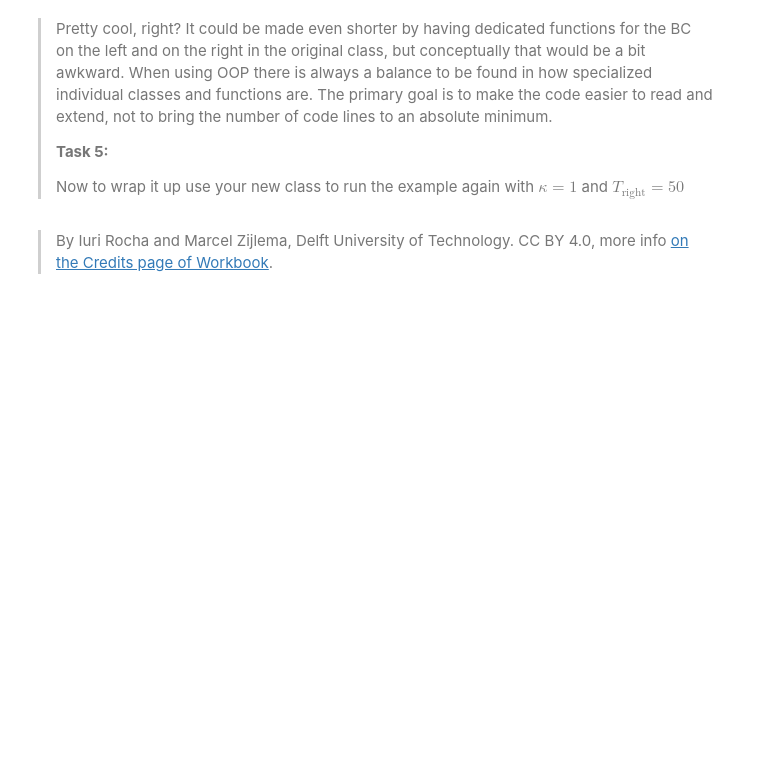
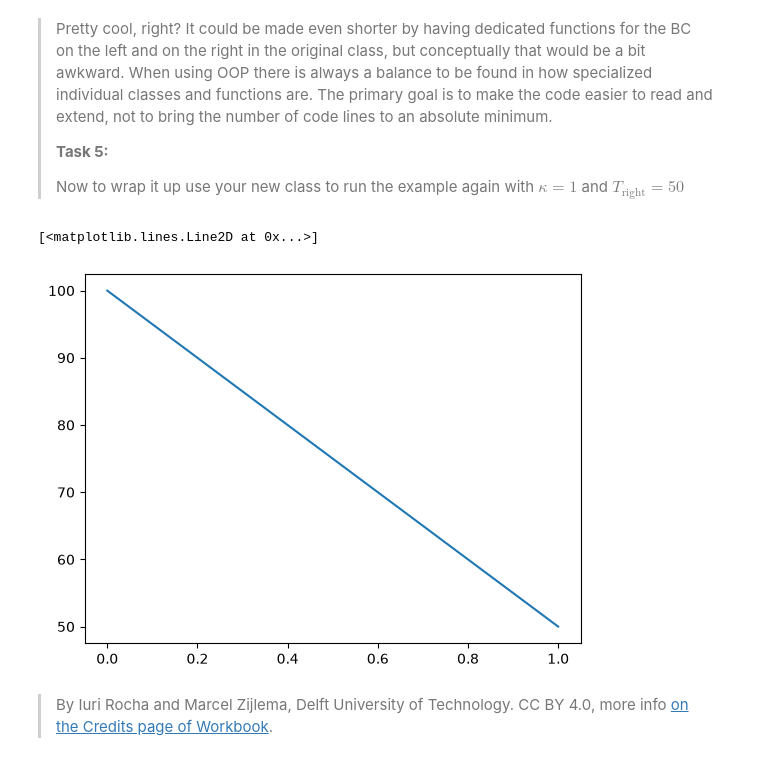
Before and after one commit to prajwalabc/PA2.1, a Jupyter notebook: 2_oop.ipynb, the cells around one changed output. Drawn from its saved outputs; the diff is of its cells as text; code cells hidden in the pictures; blank space fills up the shorter version.

```diff
--- a/2_oop.ipynb
+++ b/2_oop.ipynb
@@ -124,2 +140,14 @@ new_model = # YOUR_CODE_LINE_HERE
+# %%
+new_model = MyDiffusion(L=1, dx=0.1, dt=0.001)
+new_model.set_pde_params(1)
+new_model.set_bcs(25,100,50)
+new_model.solve(1000)
+plt.plot(new_model.x,new_model.T[-1,:])
+
+
+# YOUR_CODE_LINES_HERE
+# %% [output]
+[<matplotlib.lines.Line2D at 0x...>]
+[figure, added]
 # %% [markdown]
 > By Iuri Rocha and Marcel Zijlema, Delft University of Technology. CC BY 4.0, more info [on the Credits page of Workbook](https://mude.citg.tudelft.nl/workbook-2025/credits.html).
```
Also changed, not shown: parts of 8 cells of this notebook.
